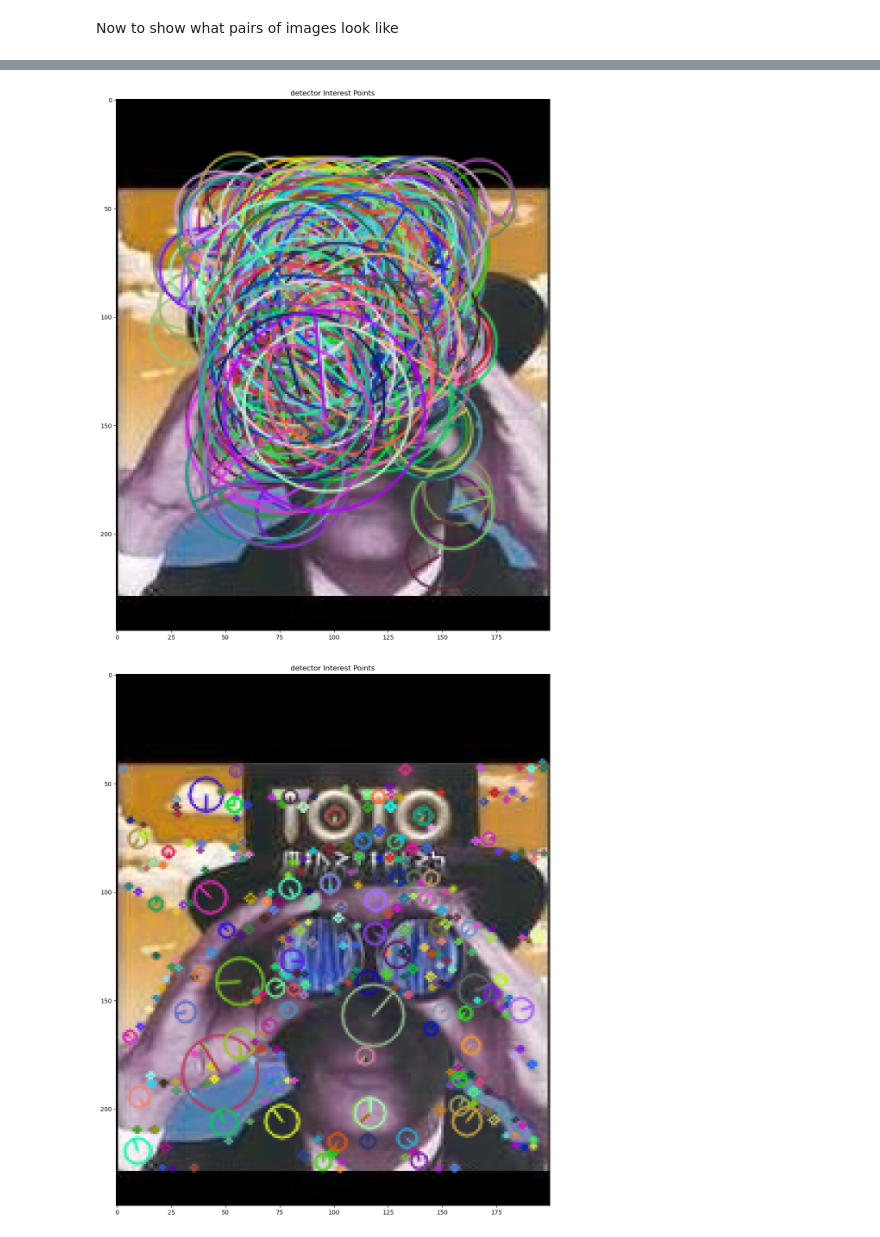
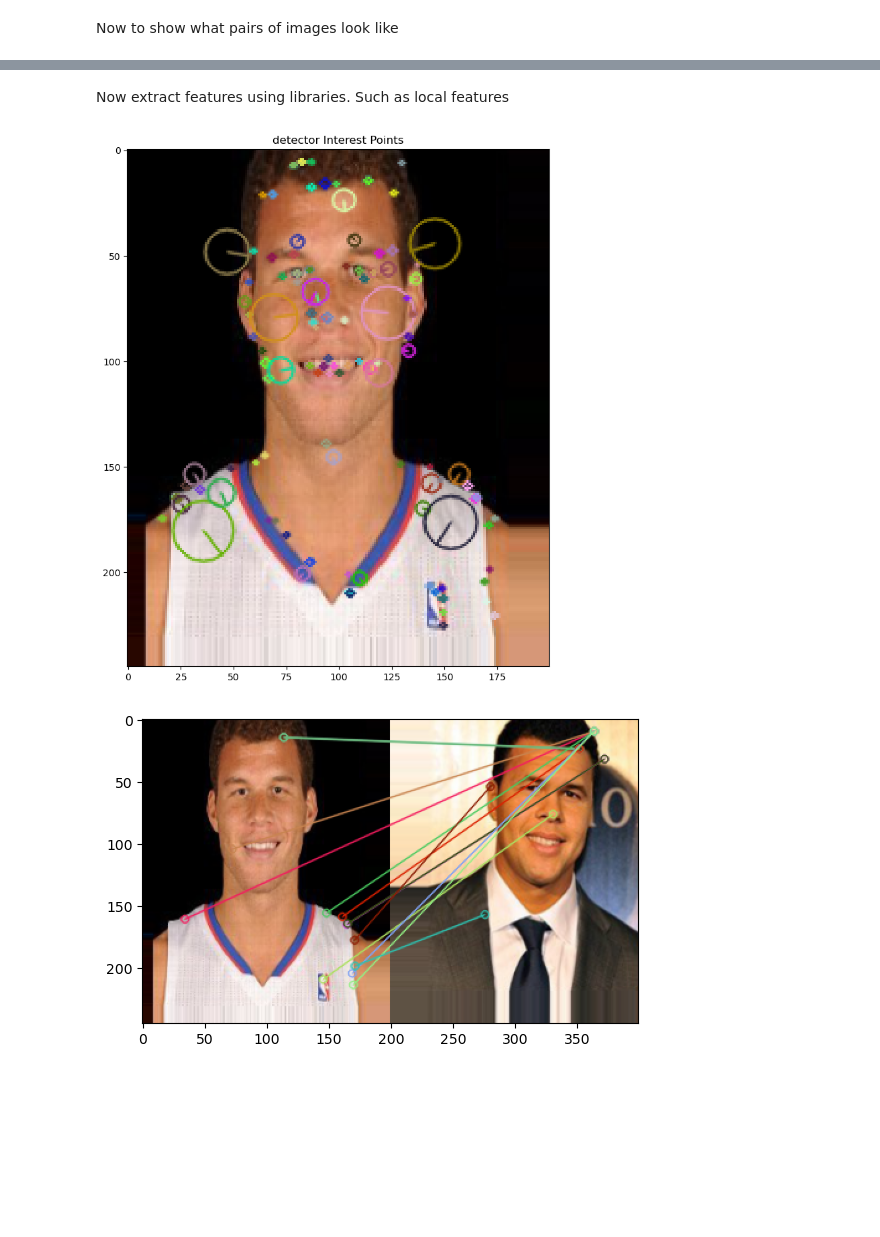
Before and after one commit to AugustRushG/Totally-Looks-Like, a Jupyter notebook: CV.ipynb, the cells around one changed output, grey strips where cells are left out. Drawn from its saved outputs; the diff is of its cells as text; code cells hidden in the pictures; blank space fills up the shorter version.

```diff
--- a/CV.ipynb
+++ b/CV.ipynb
@@ -210,3 +176,5 @@ similarity = np.dot(feature_vector_l1, feature_vector_r1)
+# %% [markdown]
+Now extract features using libraries. Such as local features
 # %%
 def show_local_features(detector, image):
     img = cv2.cvtColor(image.astype(np.uint8), cv2.COLOR_RGB2BGR)
@@ -216,9 +184,10 @@ def show_local_features(detector, image):
                                             key_points,
                                             img,
                                             flags=cv2.DRAW_MATCHES_FLAGS_DRAW_RICH_KEYPOINTS) # Draw circles.
-    plt.figure(figsize=(16, 16))
+    rgb = cv2.cvtColor(img_keypoints, cv2.COLOR_BGR2RGB)
+    plt.figure(figsize=(10, 10))
     plt.title('detector Interest Points')
-    plt.imshow(img_keypoints); plt.show()
+    plt.imshow(rgb); plt.show()
 
 def image_detect_and_compute(detector, img_name):
     """Detect and compute interest points and their descriptors."""
@@ -227,26 +196,29 @@ def image_detect_and_compute(detector, img_name):
     return img, kp, des
 
 
-def draw_image_matches(detector, img1_name, img2_name, nmatches=10):
+def draw_image_matches(detector, image_pair, distance_threshold = 0.75):
     """Draw ORB feature matches of the given two images."""
-    img1, kp1, des1 = image_detect_and_compute(detector, img1_name)
-    img2, kp2, des2 = image_detect_and_compute(detector, img2_name)
 
-    bf = cv2.BFMatcher(cv2.NORM_HAMMING, crossCheck=True)
-    matches = bf.match(des1, des2)
-    matches = sorted(matches, key = lambda x: x.distance) # Sort matches by distance.  Best come first.
+    img1, kp1, des1 = image_detect_and_compute(detector, image_pair[0])
+    img2, kp2, des2 = image_detect_and_compute(detector, image_pair[1])
 
-    img_matches = cv2.drawMatches(img1, kp1, img2, kp2, matches[:nmatches], img2, flags=2) # Show top 10 matches
-    plt.figure(figsize=(16, 16))
-    plt.title(type(detector))
-    plt.imshow(img_matches); plt.show()
+    bf = cv2.BFMatcher()
+    matches = bf.knnMatch(des1,des2,k=2)
+    # Apply ratio test
+    good = []
+    for m,n in matches:
+        if m.distance < distance_threshold*n.distance:
+            good.append([m])
+    # cv.drawMatchesKnn expects list of lists as matches.
+    img3 = cv2.drawMatchesKnn(img1,kp1,img2,kp2,good,None,flags=cv2.DrawMatchesFlags_NOT_DRAW_SINGLE_POINTS)
+    rgb = cv2.cvtColor(img3, cv2.COLOR_BGR2RGB)
+    plt.imshow(rgb),plt.show()
 # %%
 orb = cv2.ORB_create()
 sift = cv2.SIFT_create()
 
-show_local_features(orb,left_images[0])
-show_local_features(sift,left_images[0])
-draw_image_matches(orb, left_images[0], right_images[0])
+show_local_features(sift,train_valid_dataset[5][0][0])
+draw_image_matches(sift, train_valid_dataset[5][0])
 # %% [output]
-[figure, old version]
+[figure, new version]
-[figure, old version]
+[figure, new version]
```
Also changed, not shown: parts of 23 cells of this notebook.
